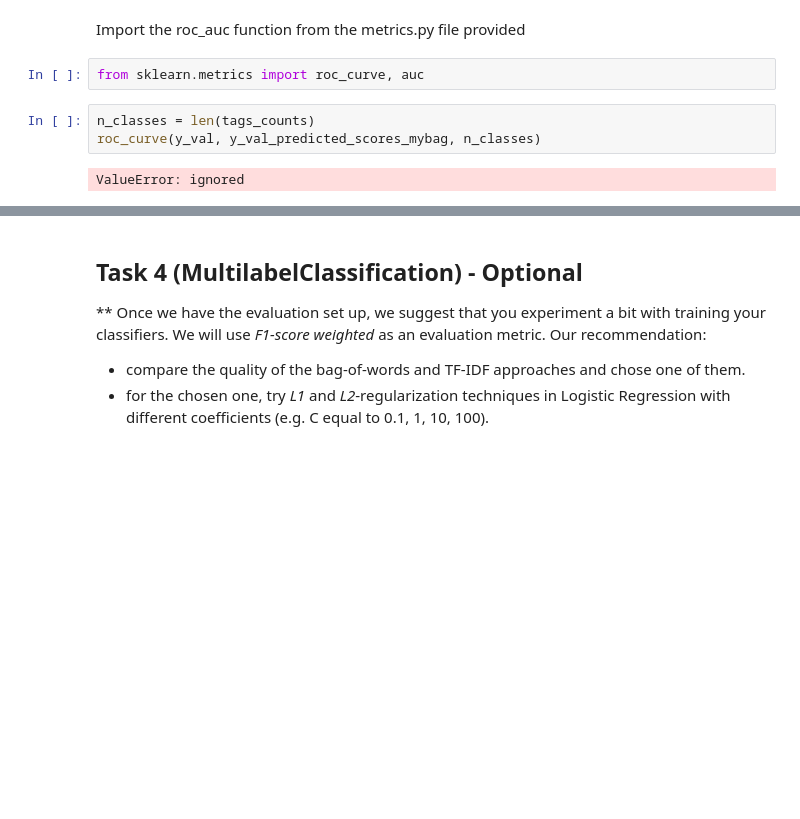
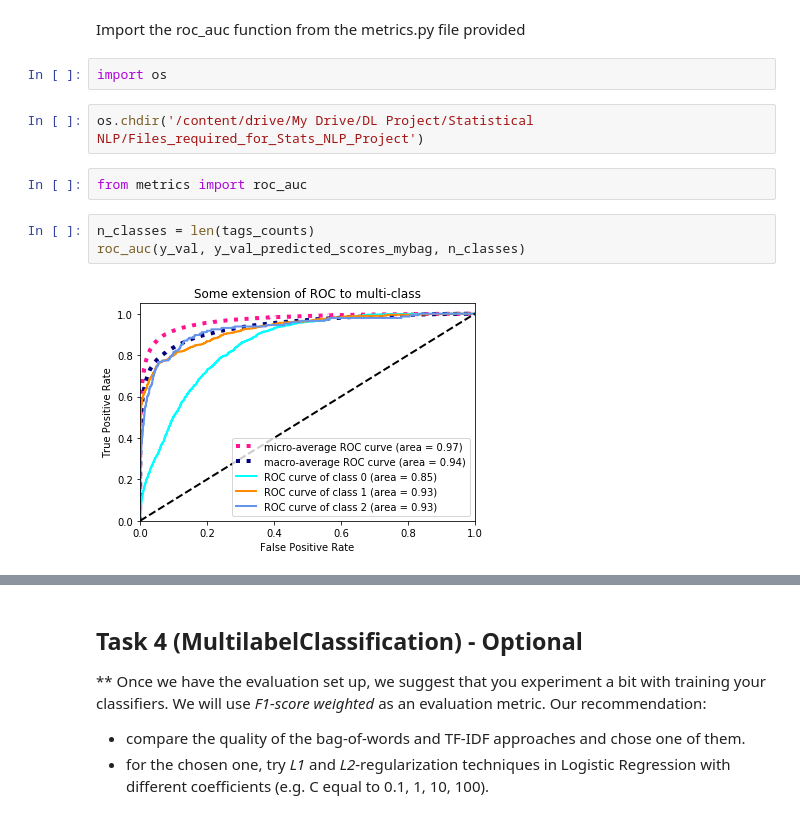
Before and after one commit to GreatLearningAIML1/aiml-ml-hyd-nov-18-batch-rajadasgupta, a Jupyter notebook: Stats_NLP_Project_Questions (1).ipynb, the cells around one changed output, grey strips where cells are left out. Cells and saved outputs as stored; diff of their text form; blank space fills up the shorter version.

```diff
--- a/Stats_NLP_Project_Questions (1).ipynb
+++ b/Stats_NLP_Project_Questions (1).ipynb
@@ -506,12 +506,16 @@ You might also want to plot some form of the [ROC curve](http://scikit-learn.org
  - number of classes
 # %% [markdown]
 Import the roc_auc function from the metrics.py file provided
+# %%
+import os
+# %%
+os.chdir('/content/drive/My Drive/DL Project/Statistical NLP/Files_required_for_Stats_NLP_Project')
 # %%
-from sklearn.metrics import roc_curve, auc
+from metrics import roc_auc
 # %%
 n_classes = len(tags_counts)
-roc_curve(y_val, y_val_predicted_scores_mybag, n_classes)
+roc_auc(y_val, y_val_predicted_scores_mybag, n_classes)
 # %% [output]
-ValueError: ignored
+[figure, added]
 # %%
 roc_auc(y_val, y_val_predicted_scores_tfidf, n_classes)
```
Also changed, not shown: parts of 1 cell of this notebook.
